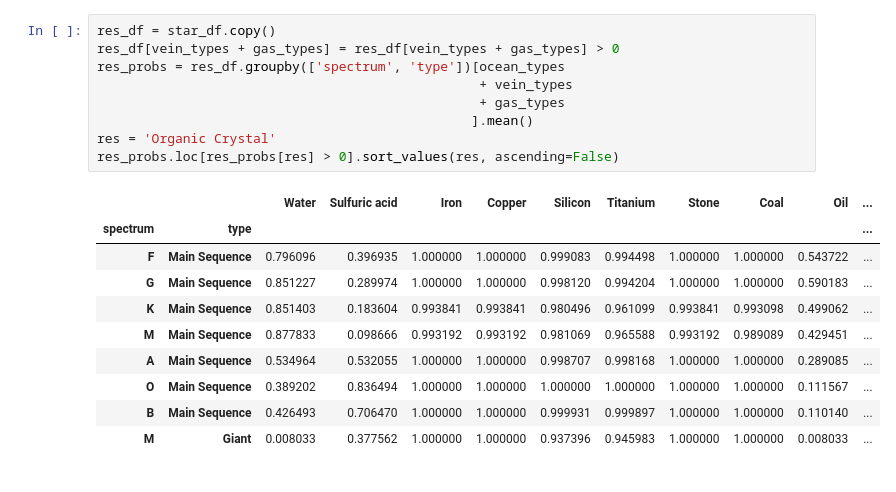
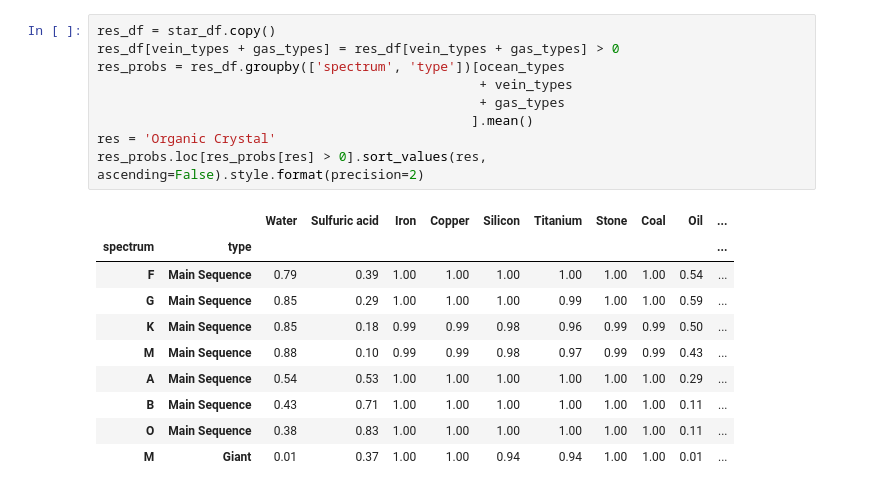
Before and after one commit to drakesiard/dsp-seed-export-parser, a Jupyter notebook: scanner.ipynb, the cells around one changed output. Drawn from its saved outputs; the diff is of its cells as text.

```diff
--- a/scanner.ipynb
+++ b/scanner.ipynb
@@ -339,20 +340,20 @@ time: 14.9 ms (started: 2021-09-09 21:28:06 +01:00)
 # %%
 res_df = star_df.copy()
 res_df[vein_types + gas_types] = res_df[vein_types + gas_types] > 0
 res_probs = res_df.groupby(['spectrum', 'type'])[ocean_types
                                                  + vein_types
                                                  + gas_types
                                                 ].mean()
 res = 'Organic Crystal'
-res_probs.loc[res_probs[res] > 0].sort_values(res, ascending=False)
+res_probs.loc[res_probs[res] > 0].sort_values(res, ascending=False).style.format(precision=2)
 # %% [output]
 |  |  | Water | Sulfuric acid | Iron | Copper | Silicon | Titanium | Stone | Coal | Oil | ... |
 | spectrum | type |  |  |  |  |  |  |  |  |  | ... |
-| F | Main Sequence | 0.796096 | 0.396935 | 1.000000 | 1.000000 | 0.999083 | 0.994498 | 1.000000 | 1.000000 | 0.543722 | ... |
-| G | Main Sequence | 0.851227 | 0.289974 | 1.000000 | 1.000000 | 0.998120 | 0.994204 | 1.000000 | 1.000000 | 0.590183 | ... |
-| K | Main Sequence | 0.851403 | 0.183604 | 0.993841 | 0.993841 | 0.980496 | 0.961099 | 0.993841 | 0.993098 | 0.499062 | ... |
-| M | Main Sequence | 0.877833 | 0.098666 | 0.993192 | 0.993192 | 0.981069 | 0.965588 | 0.993192 | 0.989089 | 0.429451 | ... |
-| A | Main Sequence | 0.534964 | 0.532055 | 1.000000 | 1.000000 | 0.998707 | 0.998168 | 1.000000 | 1.000000 | 0.289085 | ... |
-| O | Main Sequence | 0.389202 | 0.836494 | 1.000000 | 1.000000 | 1.000000 | 1.000000 | 1.000000 | 1.000000 | 0.111567 | ... |
-| B | Main Sequence | 0.426493 | 0.706470 | 1.000000 | 1.000000 | 0.999931 | 0.999897 | 1.000000 | 1.000000 | 0.110140 | ... |
-| M | Giant | 0.008033 | 0.377562 | 1.000000 | 1.000000 | 0.937396 | 0.945983 | 1.000000 | 1.000000 | 0.008033 | ... |
+| F | Main Sequence | 0.79 | 0.39 | 1.00 | 1.00 | 1.00 | 1.00 | 1.00 | 1.00 | 0.54 | ... |
+| G | Main Sequence | 0.85 | 0.29 | 1.00 | 1.00 | 1.00 | 0.99 | 1.00 | 1.00 | 0.59 | ... |
+| K | Main Sequence | 0.85 | 0.18 | 0.99 | 0.99 | 0.98 | 0.96 | 0.99 | 0.99 | 0.50 | ... |
+| M | Main Sequence | 0.88 | 0.10 | 0.99 | 0.99 | 0.98 | 0.97 | 0.99 | 0.99 | 0.43 | ... |
+| A | Main Sequence | 0.54 | 0.53 | 1.00 | 1.00 | 1.00 | 1.00 | 1.00 | 1.00 | 0.29 | ... |
+| B | Main Sequence | 0.43 | 0.71 | 1.00 | 1.00 | 1.00 | 1.00 | 1.00 | 1.00 | 0.11 | ... |
+| O | Main Sequence | 0.38 | 0.83 | 1.00 | 1.00 | 1.00 | 1.00 | 1.00 | 1.00 | 0.11 | ... |
+| M | Giant | 0.01 | 0.37 | 1.00 | 1.00 | 0.94 | 0.94 | 1.00 | 1.00 | 0.01 | ... |
```
Also changed, not shown: parts of 19 cells of this notebook.
